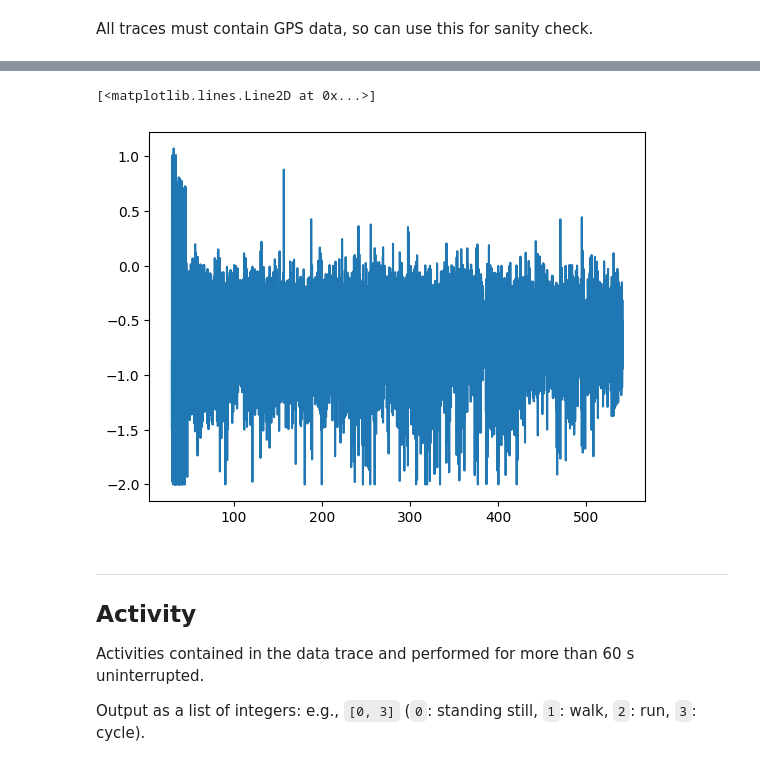
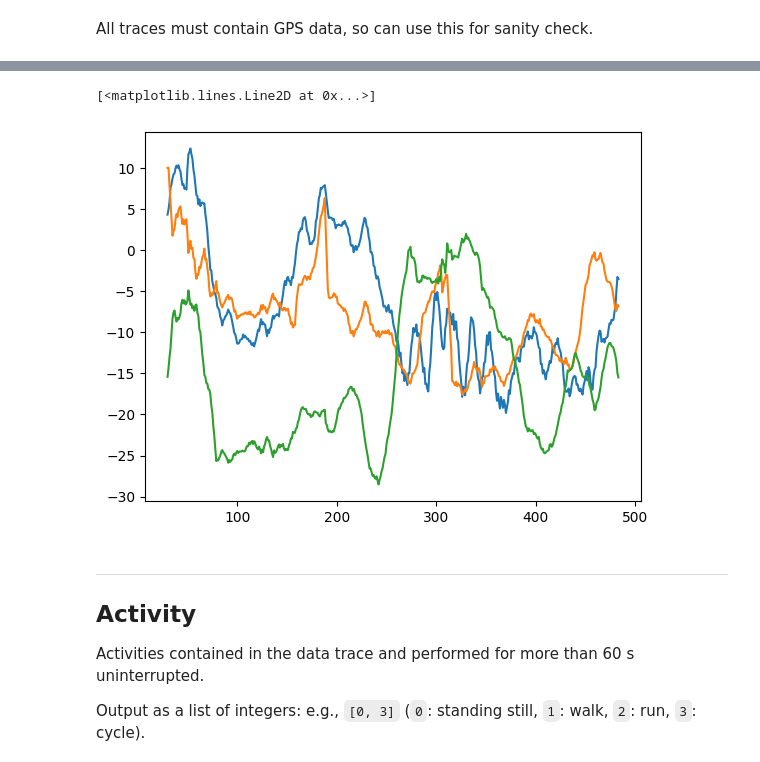
Before and after one commit to matchy233/mham, a Jupyter notebook: watchloc.ipynb, the cells around one changed output, grey strips where cells are left out. Saved outputs shown, nothing was run; the diff lists cells and outputs as text; code cells hidden in the pictures.

```diff
--- a/watchloc.ipynb
+++ b/watchloc.ipynb
@@ -134,9 +122,9 @@ class PathDetector(BaseEstimator):
 # %%
-dir_traces = '/kaggle/input/mobile-health-2023-path-detection/data/train'
-filenames = [join(dir_traces, f) for f in listdir(dir_traces) if isfile(join(dir_traces, f))]
-filenames.sort()
+dir_traces_train = '/kaggle/input/mobile-health-2023-path-detection/data/train'
+filenames_train = [join(dir_traces_train, f) for f in listdir(dir_traces_train) if isfile(join(dir_traces_train, f))]
+filenames_train.sort()
 labels = []
-for f in filenames[:30]:
+for f in filenames_train[:30]:
     print(f)
     trace = Recording(f, no_labels=False, mute=True)
     labels.append(trace.labels['path_idx'])
@@ -172,15 +157,27 @@ print(trace.labels['path_idx'])
 # %%
+trace = Recording(filenames[5], no_labels=False, mute=True)
 data = trace.data
-t, ax = parse(data['ax'])
-t, ay = parse(data['ay'])
-t, az = parse(data['az'])
-t, gx = parse(data['gx'])
-t, gy = parse(data['gy'])
-t, gz = parse(data['gz'])
-t, ax, ay, az, gx, gy, gz = t[600:], ax[600:], ay[600:], az[600:], gx[600:], gy[600:], gz[600:]
+# t, ax = parse(data['ax'])
+# t, ay = parse(data['ay'])
+# t, az = parse(data['az'])
+# t, gx = parse(data['gx'])
+# t, gy = parse(data['gy'])
+# t, gz = parse(data['gz'])
+t, mx = parse(data['mx'], ds_freq=1)
+t, my = parse(data['my'], ds_freq=1)
+t, mz = parse(data['mz'], ds_freq=1)
+# ax, ay, az, gx, gy, gz = ax[600:], ay[600:], az[600:], gx[600:], gy[600:], gz[600:]
+alpha = .95
+mx, my, mz = lp_filter(mx,alpha), lp_filter(my,alpha), lp_filter(mz,alpha)
+mx, my, mz = mx[600//20:], my[600//20:], mz[600//20:]
+t = t[600//20:]
+m = np.diff(np.array([mx,my,mz]))
+plt.plot(t, mx)
+plt.plot(t, my)
+plt.plot(t, mz)
 # %% [output]
 [<matplotlib.lines.Line2D at 0x...>]
-[figure, old version]
+[figure, new version]
 # %% [markdown]
 ---
 
```
Also changed, not shown: parts of 5 cells of this notebook.
